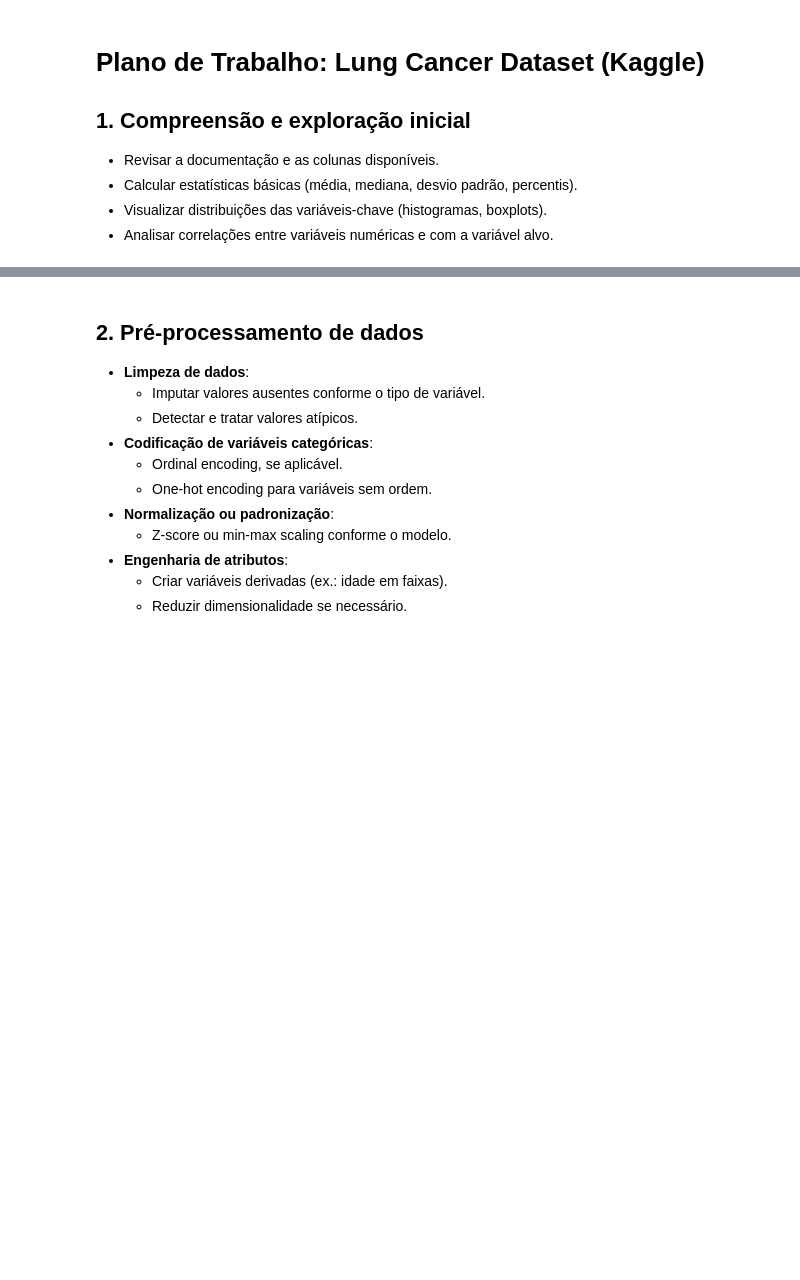
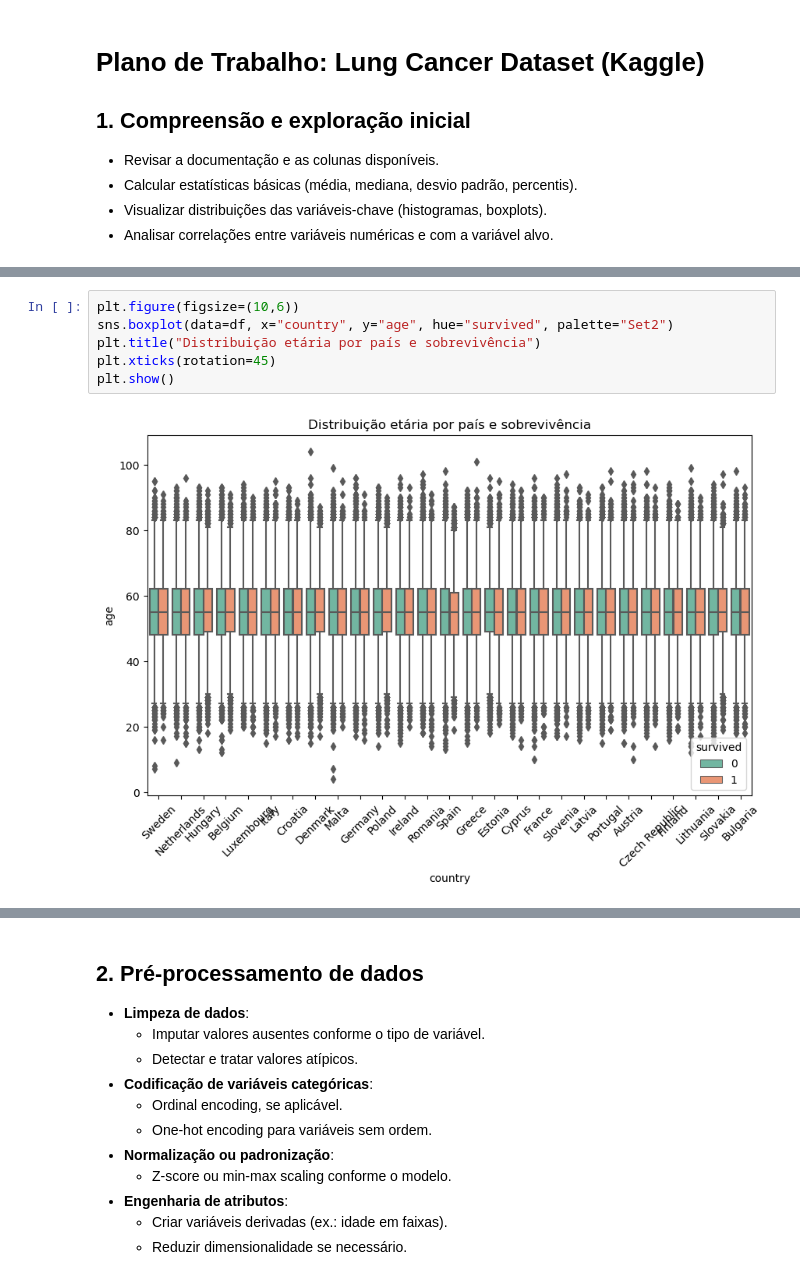
Before and after one commit to samgott123/GA036-IAM, a Jupyter notebook: EDA.ipynb, the cells around one changed output, grey strips where cells are left out. Saved outputs shown, nothing was run; the diff lists cells and outputs as text; blank space fills up the shorter version.

```diff
--- a/EDA.ipynb
+++ b/EDA.ipynb
@@ -31,0 +135,8 @@ df.head()
+# %%
+plt.figure(figsize=(10,6))
+sns.boxplot(data=df, x="country", y="age", hue="survived", palette="Set2")
+plt.title("Distribuição etária por país e sobrevivência")
+plt.xticks(rotation=45)
+plt.show()
+# %% [output]
+[figure, added]
```
Also changed, not shown: parts of 38 cells of this notebook.
